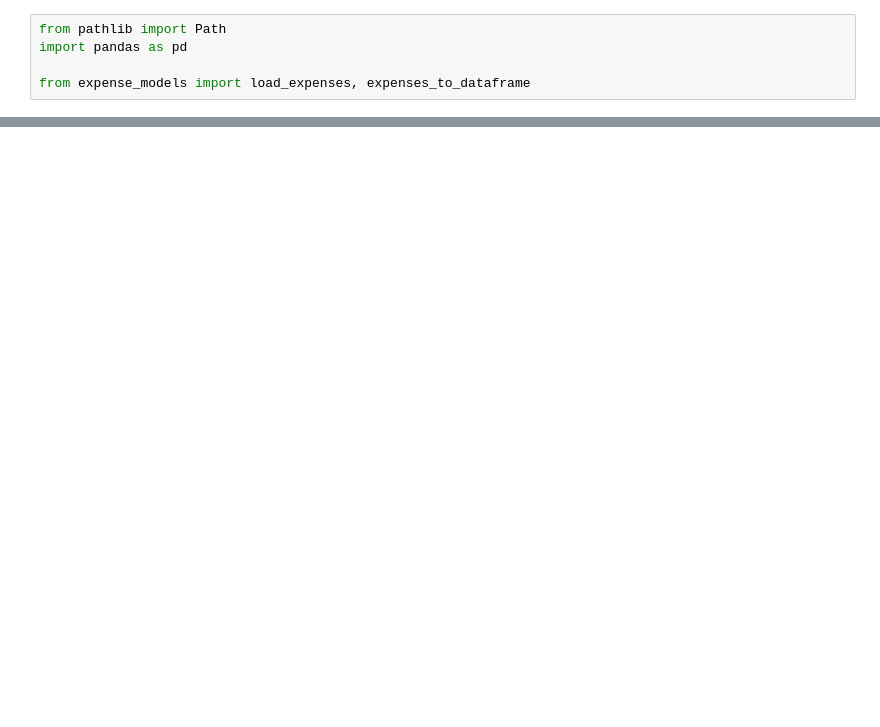
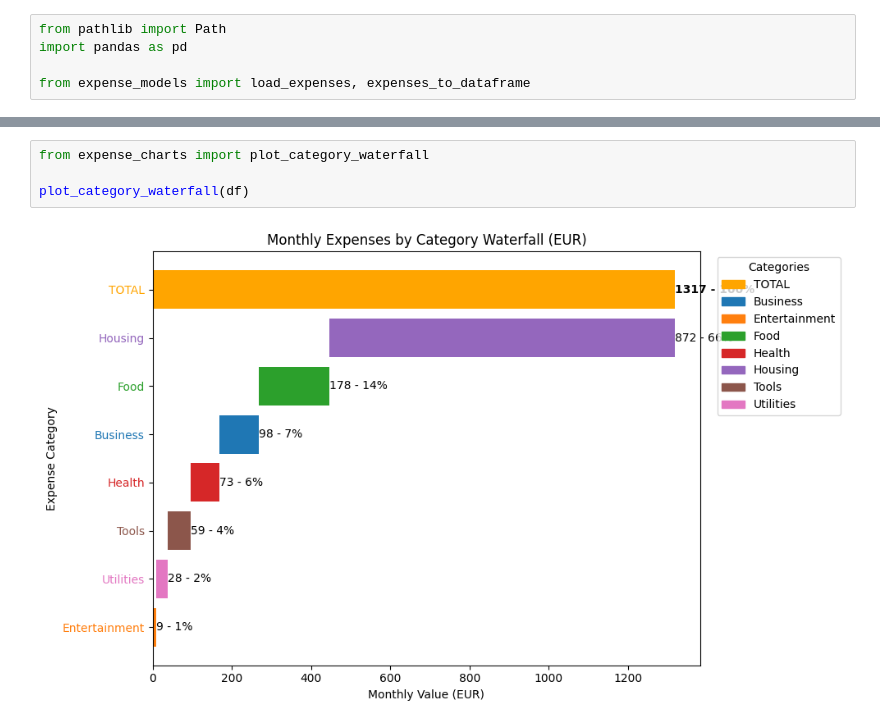
Before and after one commit to mauricio-custodio/my-notes, a Jupyter notebook: finances/expenses/notebook.ipynb, the cells around one changed output, grey strips where cells are left out. Cells and saved outputs as stored; diff of their text form; blank space fills up the shorter version.

```diff
--- a/finances/expenses/notebook.ipynb
+++ b/finances/expenses/notebook.ipynb
@@ -219,0 +38,6 @@ plt.show(fig)
+# %%
+from expense_charts import plot_category_waterfall
+
+plot_category_waterfall(df)
+# %% [output]
+[figure, added]
```
Also changed, not shown: parts of 4 cells of this notebook, 2 other files.
